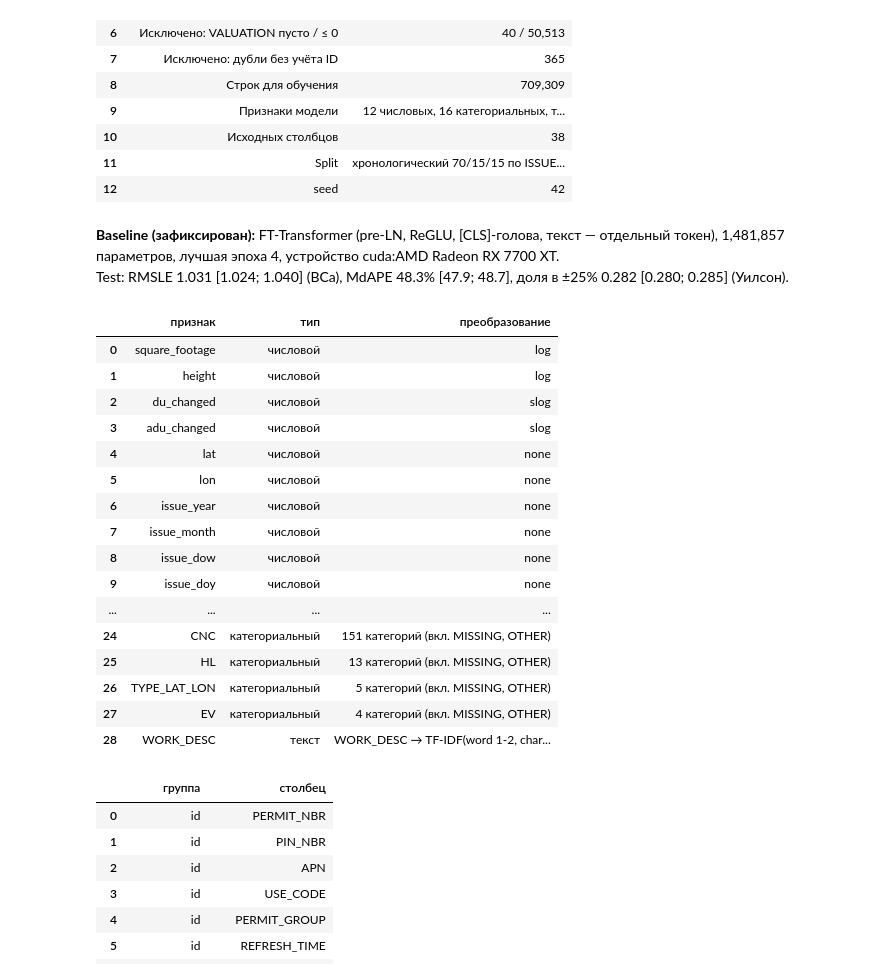
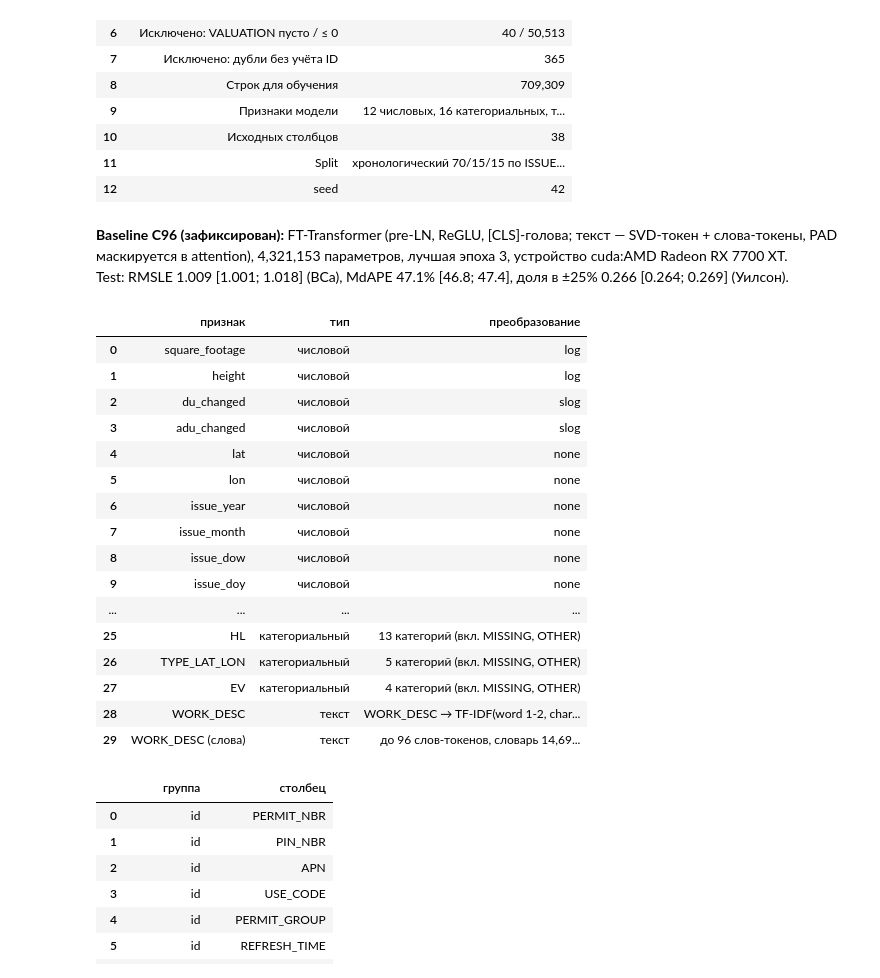
Before and after one commit to DeaDog911/ai-security, a Jupyter notebook: notebooks/pr1_data_quality.ipynb, the cells around one changed output. Cells and saved outputs as stored; diff of their text form; code cells hidden in the pictures.

Commit message:
ПР1 пересчитана на baseline C96: метки, MMD по [CLS], ошибка по годам и на аномалиях; ноутбук переисполнен
Co-Authored-By: Claude Opus 5.5 <noreply@anthropic.com>

```diff
--- a/notebooks/pr1_data_quality.ipynb
+++ b/notebooks/pr1_data_quality.ipynb
@@ -62,33 +62,33 @@ show("describe_dataset");
 # %%
 cfg = json.loads((A / "config.json").read_text(encoding="utf-8"))
 met = json.loads((A / "baseline_metrics.json").read_text(encoding="utf-8"))["test"]
 display(Markdown(
-    f"**Baseline (зафиксирован):** {cfg['model']['arch']}, {cfg['model']['n_params']:,} параметров, "
+    f"**Baseline C96 (зафиксирован):** {cfg['model']['arch']}, {cfg['model']['n_params']:,} параметров, "
     f"лучшая эпоха {cfg['training']['best_epoch']}, устройство {cfg['device']}.  \n"
     f"Test: RMSLE {met['rmsle']['estimate']:.3f} [{met['rmsle']['low']:.3f}; {met['rmsle']['high']:.3f}] ({met['rmsle']['method']}), "
     f"MdAPE {met['mdape_pct']['estimate']:.1f}% [{met['mdape_pct']['low']:.1f}; {met['mdape_pct']['high']:.1f}], "
     f"доля в ±25% {met['within25_wilson']['estimate']:.3f} [{met['within25_wilson']['low']:.3f}; {met['within25_wilson']['high']:.3f}] (Уилсон)."))
 show("describe_features");
 # %% [output]
-**Baseline (зафиксирован):** FT-Transformer (pre-LN, ReGLU, [CLS]-голова, текст — отдельный токен), 1,481,857 параметров, лучшая эпоха 4, устройство cuda:AMD Radeon RX 7700 XT.
-Test: RMSLE 1.031 [1.024; 1.040] (BCa), MdAPE 48.3% [47.9; 48.7], доля в ±25% 0.282 [0.280; 0.285] (Уилсон).
+**Baseline C96 (зафиксирован):** FT-Transformer (pre-LN, ReGLU, [CLS]-голова; текст — SVD-токен + слова-токены, PAD маскируется в attention), 4,321,153 параметров, лучшая эпоха 3, устройство cuda:AMD Radeon RX 7700 XT.
+Test: RMSLE 1.009 [1.001; 1.018] (BCa), MdAPE 47.1% [46.8; 47.4], доля в ±25% 0.266 [0.264; 0.269] (Уилсон).
 |  | признак | тип | преобразование |
 | 0 | square_footage | числовой | log |
 | 1 | height | числовой | log |
 | 2 | du_changed | числовой | slog |
 | 3 | adu_changed | числовой | slog |
 | 4 | lat | числовой | none |
 | 5 | lon | числовой | none |
 | 6 | issue_year | числовой | none |
 | 7 | issue_month | числовой | none |
 | 8 | issue_dow | числовой | none |
 | 9 | issue_doy | числовой | none |
 | ... | ... | ... | ... |
-| 24 | CNC | категориальный | 151 категорий (вкл. MISSING, OTHER) |
 | 25 | HL | категориальный | 13 категорий (вкл. MISSING, OTHER) |
 | 26 | TYPE_LAT_LON | категориальный | 5 категорий (вкл. MISSING, OTHER) |
 | 27 | EV | категориальный | 4 категорий (вкл. MISSING, OTHER) |
 | 28 | WORK_DESC | текст | WORK_DESC → TF-IDF(word 1-2, char... |
+| 29 | WORK_DESC (слова) | текст | до 96 слов-токенов, словарь 14,69... |
 # %%
 show("describe_excluded");
 show("describe_target");
```
Also changed, not shown: parts of 14 cells of this notebook, 22 other files.
